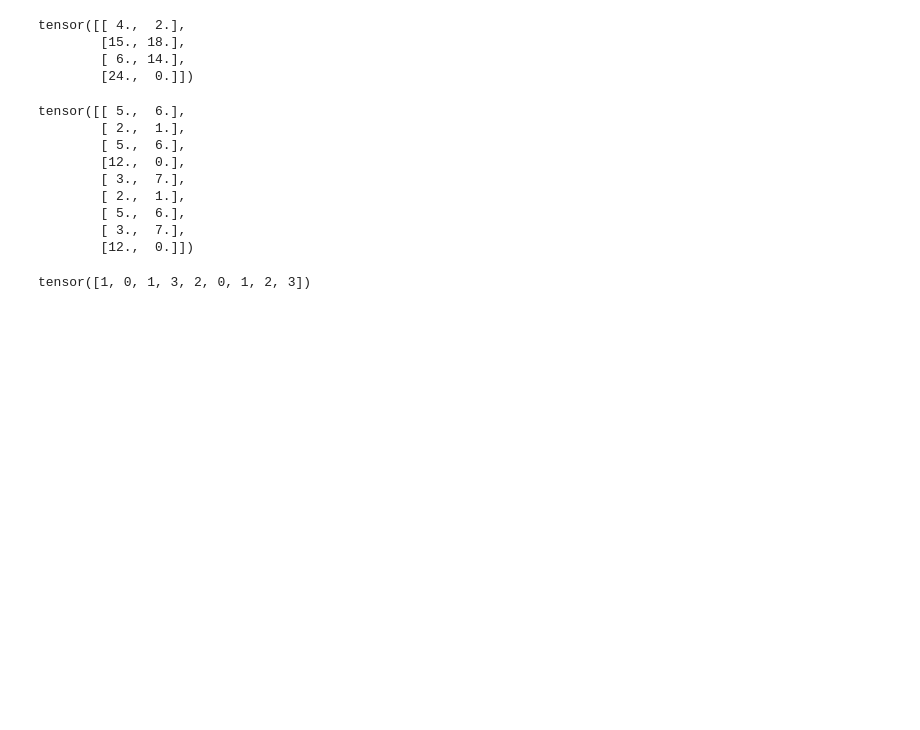
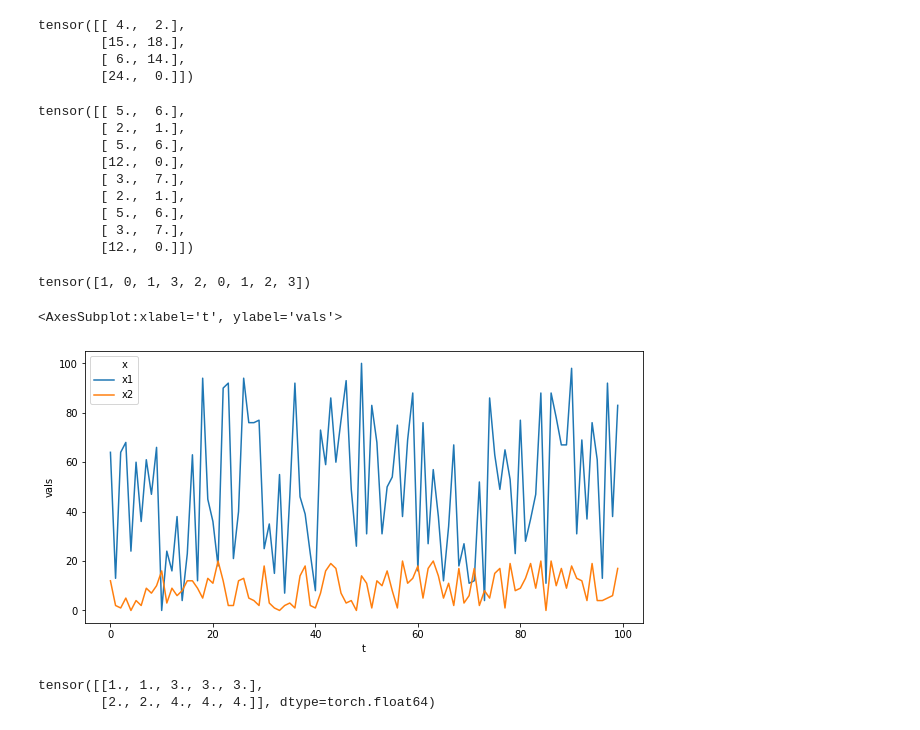
Before and after one commit to pranjal1/pytorch-gcn, a Jupyter notebook: tmp/dev.ipynb, the cells around one changed output. Saved outputs shown, nothing was run; the diff lists cells and outputs as text; code cells hidden in the pictures; blank space fills up the shorter version.

```diff
--- a/tmp/dev.ipynb
+++ b/tmp/dev.ipynb
@@ -163,0 +170,15 @@ tensor([1, 0, 1, 3, 2, 0, 1, 2, 3])
+# %%
+data = []
+for x in range(100):
+    data.append({"t":x,"x1":random.randint(0,100),"x2":random.randint(0,20)})
+# %%
+data_df = pd.DataFrame(data)
+# %%
+df = data_df.copy()
+df = df.melt('t', var_name='x',  value_name='vals')
+# %%
+plt.figure(figsize=(10,5))
+sns.lineplot(x=df["t"],y=df["vals"],hue='x', data=df)
+# %% [output]
+<AxesSubplot:xlabel='t', ylabel='vals'>
+[figure, added]
@@ -163,0 +195,5 @@ tensor([1, 0, 1, 3, 2, 0, 1, 2, 3])
+# %%
+torch.cat([at,bt],dim=1)
+# %% [output]
+tensor([[1., 1., 3., 3., 3.],
+        [2., 2., 4., 4., 4.]], dtype=torch.float64)
```
Also changed, not shown: parts of 13 cells of this notebook, 2 other files.
